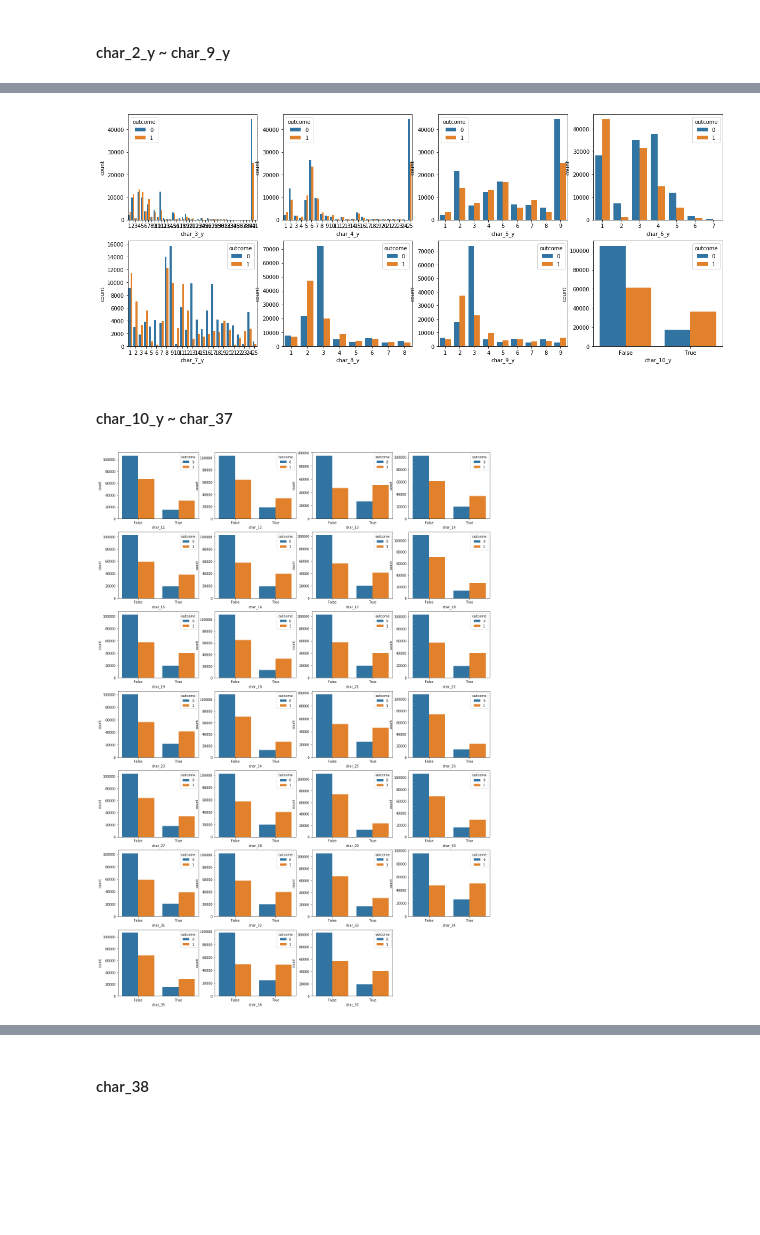
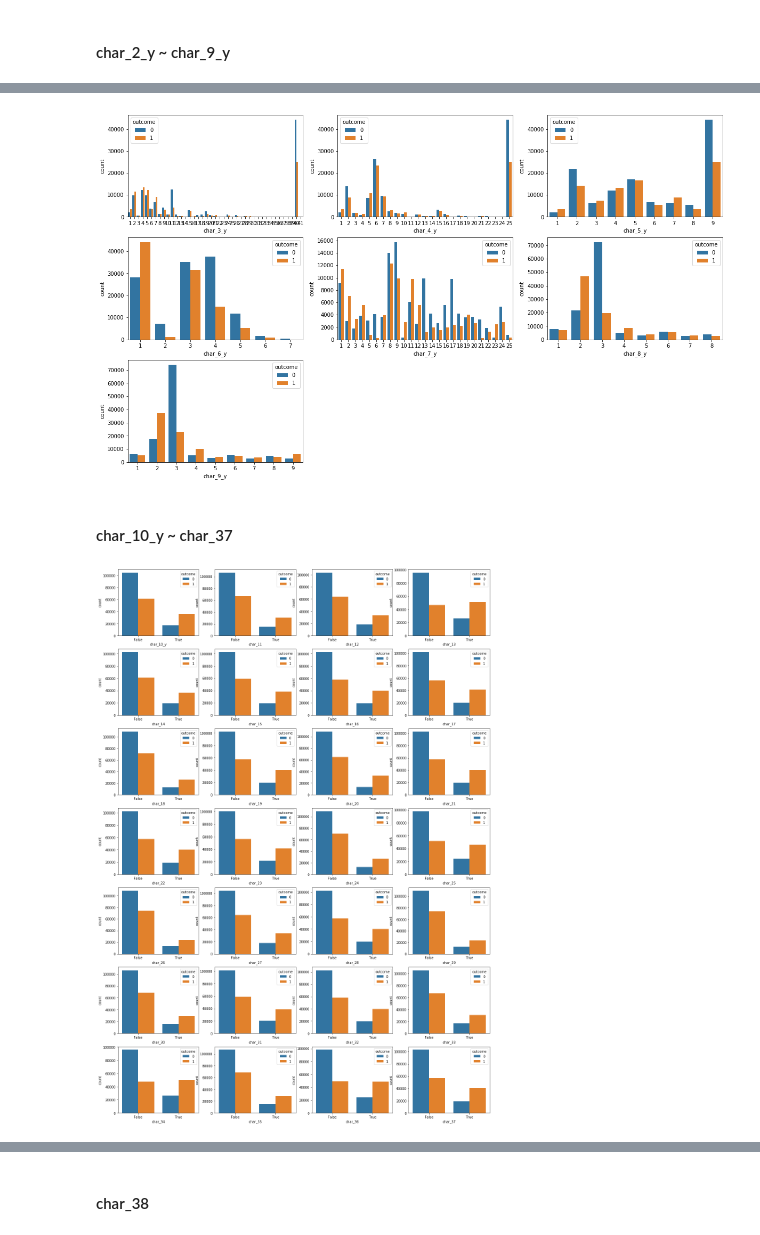
Before and after one commit to sooooner/dss_team_project_ML, a Jupyter notebook: red_hat/sooner.ipynb, the cells around one changed output, grey strips where cells are left out. Cells and saved outputs as stored; diff of their text form; code cells hidden in the pictures; blank space fills up the shorter version.

```diff
--- a/red_hat/sooner.ipynb
+++ b/red_hat/sooner.ipynb
@@ -57,6 +65,10 @@ def date_modify(df):
 # %%
 # add bool_sum
 def add_bool_sum(df):
+    '''
+    add colum 'bool_sum' : sum of char_10_y ~ char_37
+    inplace : False
+    '''
     temp = df.copy()
     temp['bool_sum'] = temp.iloc[:,list(temp).index('char_10_y'):list(temp).index('char_37')].sum(axis=1)
     return temp
@@ -265,6 +294,6 @@ plt.show()
 # %%
 plt.figure(figsize=(20,12))
-for i, feat in enumerate(df_sample.columns[6:15]):
+for i, feat in enumerate(df_sample.columns[list(df_sample).index('char_1_x'):list(df_sample).index('char_9_x')+1]):
     plt.subplot(3,3,i+1)
     sns.countplot(feat, hue='outcome', data=df_sample)
 plt.show()
@@ -275,20 +310,20 @@ plt.show()
 # %%
-plt.figure(figsize=(20,8))
-for i, feat in enumerate(df_sample.columns[-37:-29]):
-    plt.subplot(2,4,i+1)
+plt.figure(figsize=(20,12))
+for i, feat in enumerate(df_sample.columns[list(df_sample).index('char_3_y'):list(df_sample).index('char_9_y')+1]):
+    plt.subplot(3,3,i+1)
     sns.countplot(feat, hue='outcome', data=df_sample)
 plt.show()
 # %% [output]
-[figure, old version]
+[figure, new version]
 # %% [markdown]
 #### char_10_y ~ char_37
 # %%
 plt.figure(figsize=(20,30))
-for i, feat in enumerate(df_sample.columns[-29:-2]):
+for i, feat in enumerate(df_sample.columns[list(df_sample).index('char_10_y'):list(df_sample).index('char_37')+1]):
     plt.subplot(7,4,i+1)
     sns.countplot(feat, hue='outcome', data=df_sample)
 plt.show()
 # %% [output]
-[figure, old version]
+[figure, new version]
 # %%
 plt.figure(figsize=(20,5))
```
Also changed, not shown: parts of 28 cells of this notebook.
